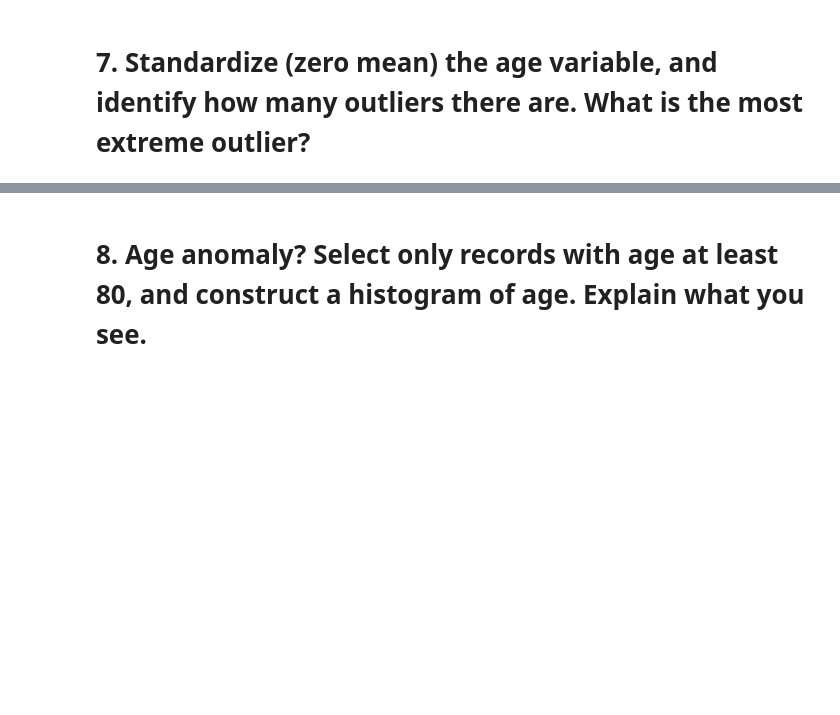
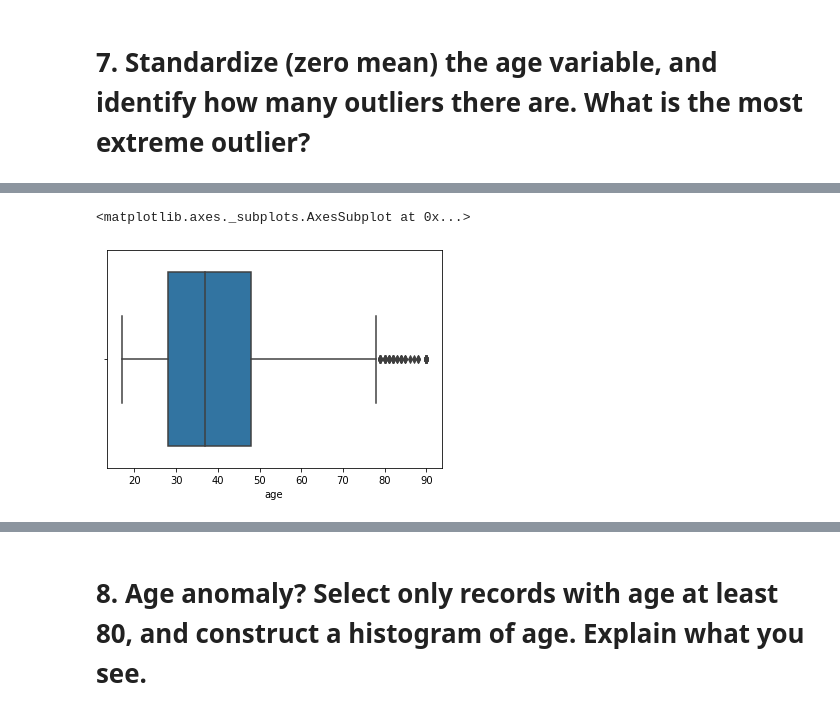
Before and after one commit to sg758253/IDS, a Jupyter notebook: HW4/problem1_python.ipynb, the cells around one changed output, grey strips where cells are left out. Saved outputs shown, nothing was run; the diff lists cells and outputs as text; code cells hidden in the pictures; blank space fills up the shorter version.

```diff
--- a/HW4/problem1_python.ipynb
+++ b/HW4/problem1_python.ipynb
@@ -195,3 +260,8 @@ plt.show()
+# %%
+sns.boxplot(df.age)
+# %% [output]
+<matplotlib.axes._subplots.AxesSubplot at 0x...>
+[figure, added]
 # %%
 # Standardize (zero mean)
 from scipy import stats
```
Also changed, not shown: parts of 31 cells of this notebook.
